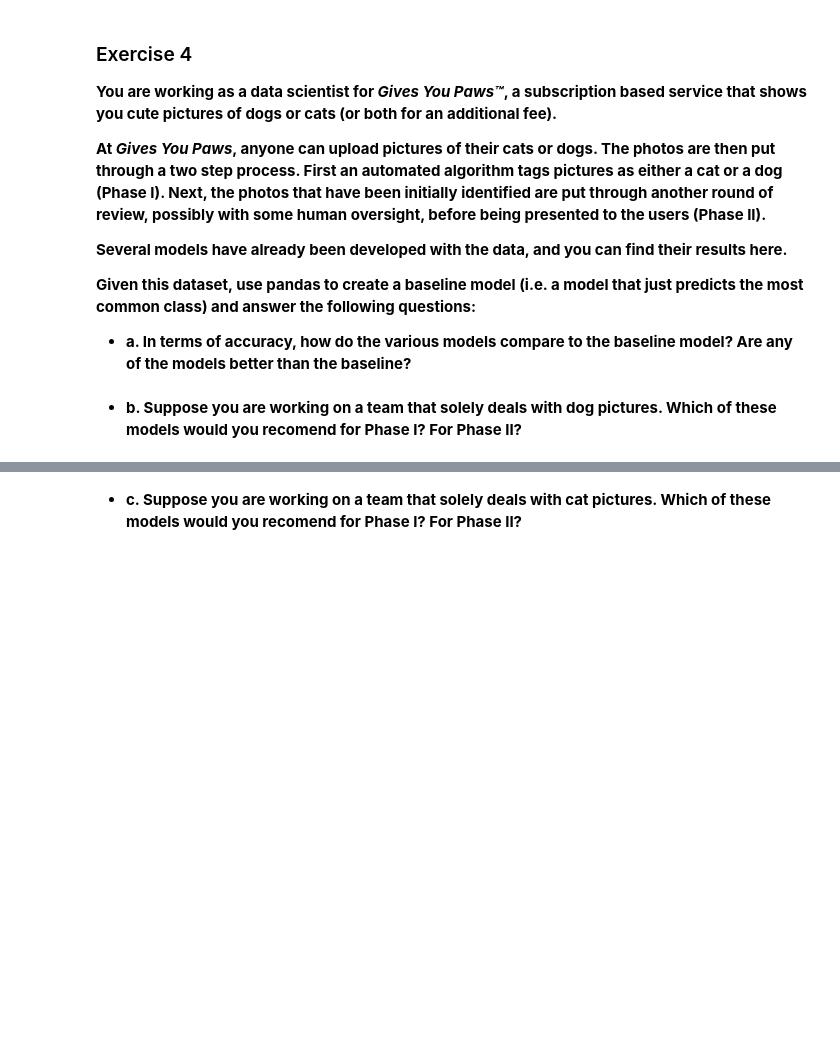
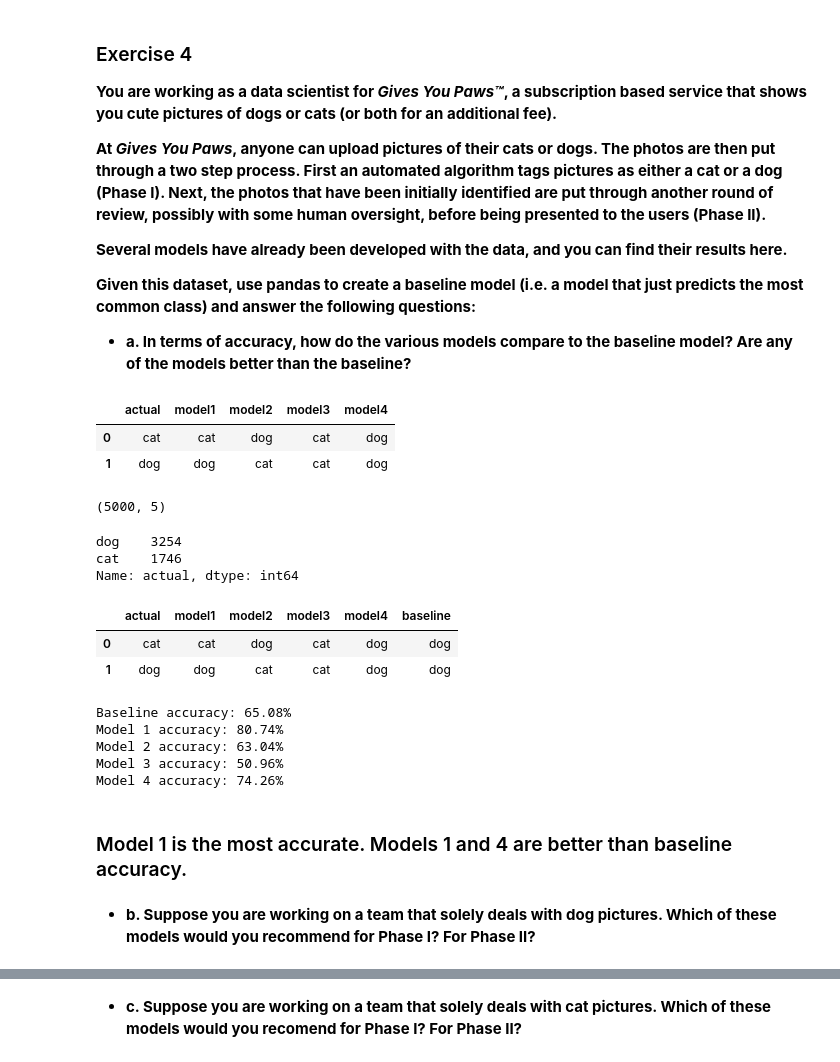
Before and after one commit to barbmarques/classification-exercises, a Jupyter notebook: model_evaluation.ipynb, the cells around one changed output, grey strips where cells are left out. Drawn from its saved outputs; the diff is of its cells as text; code cells hidden in the pictures; blank space fills up the shorter version.

```diff
--- a/model_evaluation.ipynb
+++ b/model_evaluation.ipynb
@@ -179,5 +179,52 @@ Model 3 precision: 13.13%
 **Given this dataset, use pandas to create a baseline model (i.e. a model that just predicts the most common class) and answer the following questions:**
 
 * **a. In terms of accuracy, how do the various models compare to the baseline model? Are any of the models better than the baseline?**
+# %%
+gyp = pd.read_csv('gives_you_paws.csv')
+gyp.head(2)
+# %% [output]
+|  | actual | model1 | model2 | model3 | model4 |
+| 0 | cat | cat | dog | cat | dog |
+| 1 | dog | dog | cat | cat | dog |
+# %%
+gyp.shape
+# %% [output]
+(5000, 5)
+# %%
+gyp.actual.value_counts()
+# %% [output]
+dog    3254
+cat    1746
+Name: actual, dtype: int64
+# %%
+# A baseline predicts the most common class every single time
+
+gyp['baseline'] = 'dog'
+gyp.head(2)
+# %% [output]
+|  | actual | model1 | model2 | model3 | model4 | baseline |
+| 0 | cat | cat | dog | cat | dog | dog |
+| 1 | dog | dog | cat | cat | dog | dog |
+# %%
+# Finding Accuracy
+
+baseline_accuracy = (gyp.actual == gyp.baseline).mean()
+model_1_accuracy = (gyp.actual == gyp.model1).mean()
+model_2_accuracy = (gyp.actual == gyp.model2).mean()
+model_3_accuracy = (gyp.actual == gyp.model3).mean()
+model_4_accuracy = (gyp.actual == gyp.model4).mean()
+print(f'Baseline accuracy: {baseline_accuracy:.2%}')
+print(f'Model 1 accuracy: {model_1_accuracy:.2%}')
+print(f'Model 2 accuracy: {model_2_accuracy:.2%}')
+print(f'Model 3 accuracy: {model_3_accuracy:.2%}')
+print(f'Model 4 accuracy: {model_4_accuracy:.2%}')
+# %% [output]
+Baseline accuracy: 65.08%
+Model 1 accuracy: 80.74%
+Model 2 accuracy: 63.04%
+Model 3 accuracy: 50.96%
+Model 4 accuracy: 74.26%
+# %% [markdown]
+### Model 1 is the most accurate.  Models 1 and 4 are better than baseline accuracy.
 # %% [markdown]
-* **b. Suppose you are working on a team that solely deals with dog pictures. Which of these models would you recomend for Phase I? For Phase II?**
+* **b. Suppose you are working on a team that solely deals with dog pictures. Which of these models would you recommend for Phase I? For Phase II?**
```
Also changed, not shown: parts of 11 cells of this notebook.
